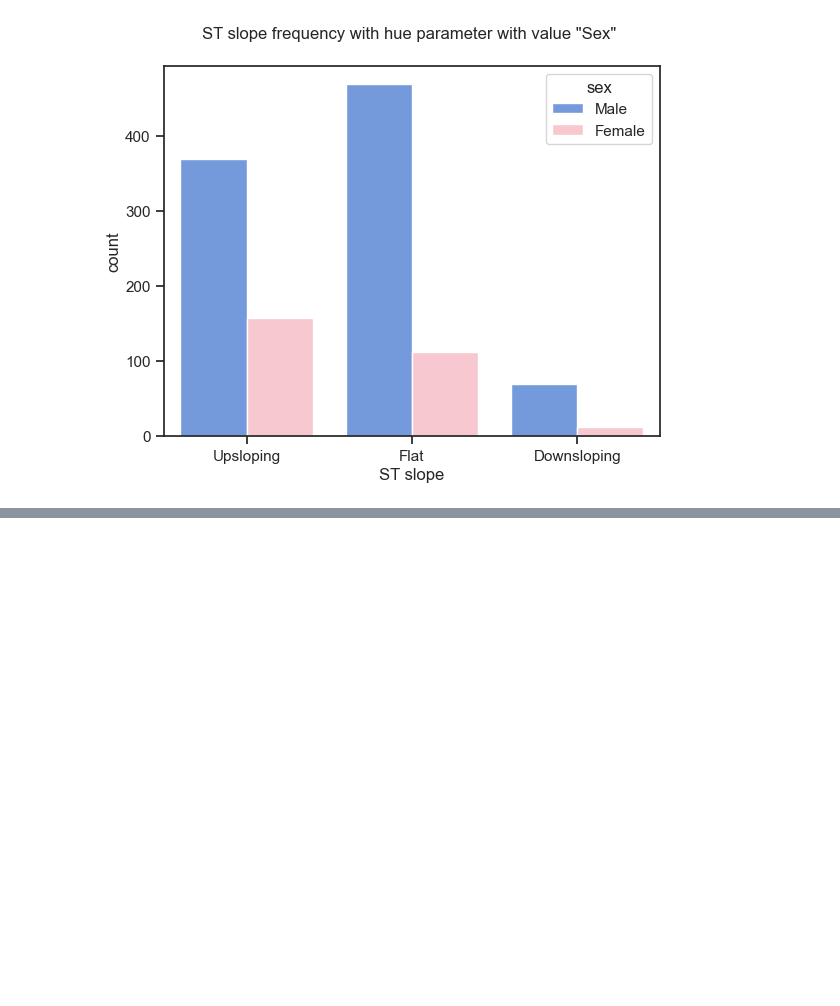
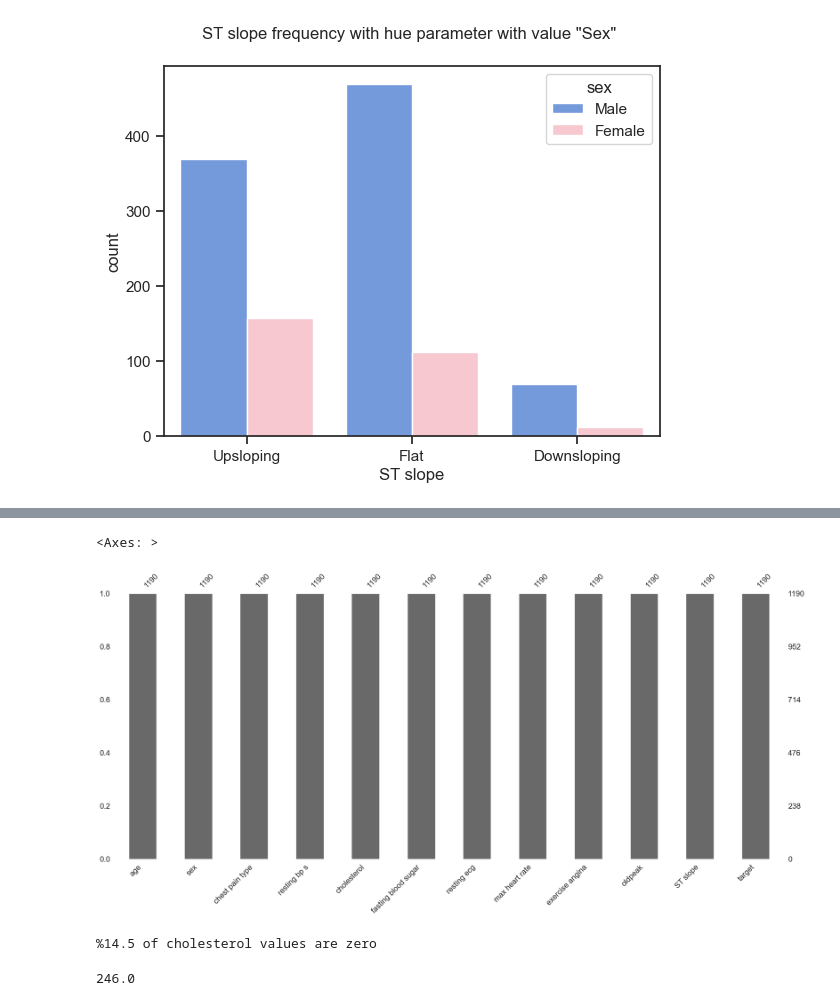
Before and after one commit to arda92a/Data-Mining-Project, a Jupyter notebook: project.ipynb, the cells around one changed output, grey strips where cells are left out. Saved outputs shown, nothing was run; the diff lists cells and outputs as text; code cells hidden in the pictures; blank space fills up the shorter version.

```diff
--- a/project.ipynb
+++ b/project.ipynb
@@ -236,0 +261,15 @@ Text(0.5, 1.0, 'ST slope frequency with hue parameter with value "Sex" ')
+# %%
+import missingno as msn
+msn.bar(df)
+# %% [output]
+<Axes: >
+[figure, added]
+# %%
+print( "%" + str(round(sum(df['cholesterol'] == 0) / len(df) * 100, 1)) + " of cholesterol values are zero")
+# %% [output]
+%14.5 of cholesterol values are zero
+# %%
+mean_value = df[df["cholesterol"] != 0]["cholesterol"].mean().round()
+mean_value
+# %% [output]
+246.0
```
Also changed, not shown: parts of 5 cells of this notebook.
